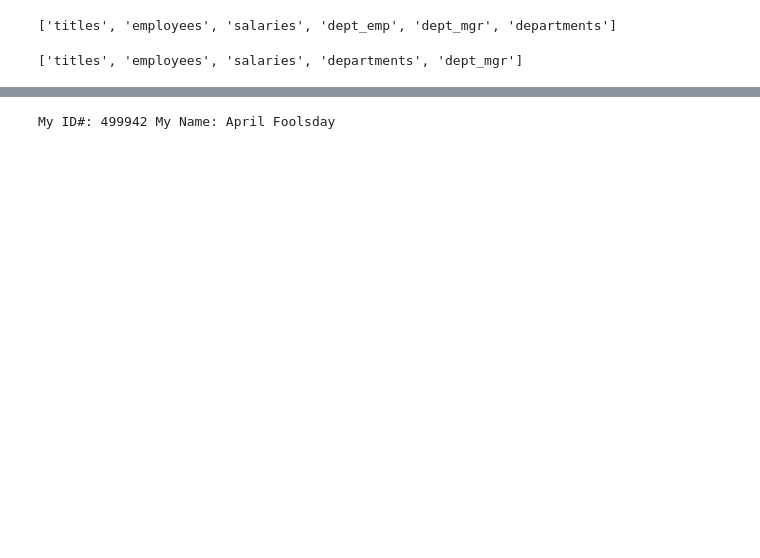
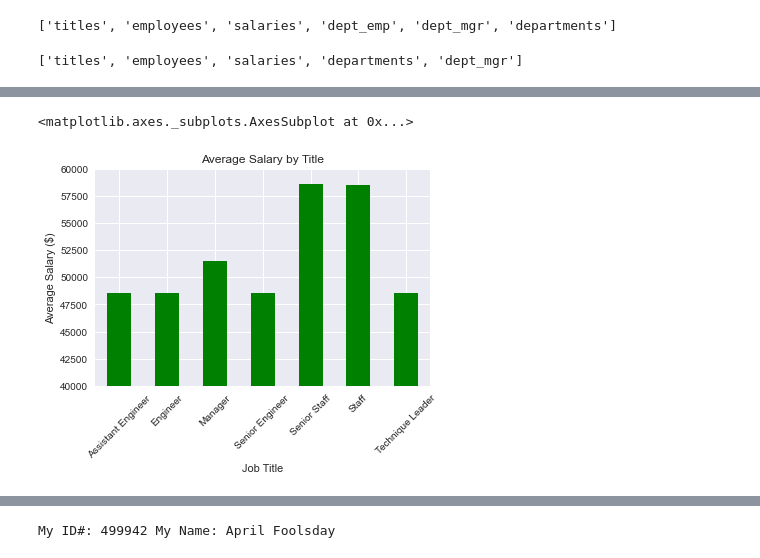
Before and after one commit to pulliam-chris/SQL-Employee-Challenge, a Jupyter notebook: SQL_Alchemy.ipynb, the cells around one changed output, grey strips where cells are left out. Saved outputs shown, nothing was run; the diff lists cells and outputs as text; code cells hidden in the pictures; blank space fills up the shorter version.

```diff
--- a/SQL_Alchemy.ipynb
+++ b/SQL_Alchemy.ipynb
@@ -127,0 +83,11 @@ salary_plot
+# %%
+bytitle = df
+bytitle = bytitle.dropna()
+bytitle = bytitle.astype({'salary': 'int64'})
+bytitle = bytitle.groupby('title')
+#bytitle
+
+avg_salary = round(bytitle['salary'].mean(),2)
+
+summary_df = pd.DataFrame({"Avg Salary": avg_salary})
+summary_df
@@ -127,0 +104,10 @@ salary_plot
+# %%
+# Create a bar chart of average salary by title.
+ylim = [40000,60000]
+salary_plot = summary_df.plot(kind="bar",title="Average Salary by Title",ylim = ylim, rot=45,color='green',legend=False)
+salary_plot.set_xlabel("Job Title")
+salary_plot.set_ylabel("Average Salary ($)")
+salary_plot
+# %% [output]
+<matplotlib.axes._subplots.AxesSubplot at 0x...>
+[figure, added]
```
Also changed, not shown: parts of 9 cells of this notebook.
